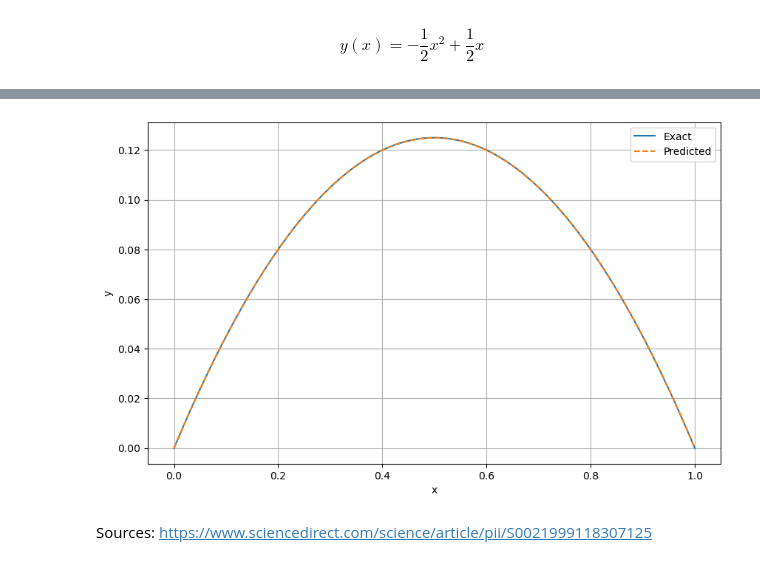
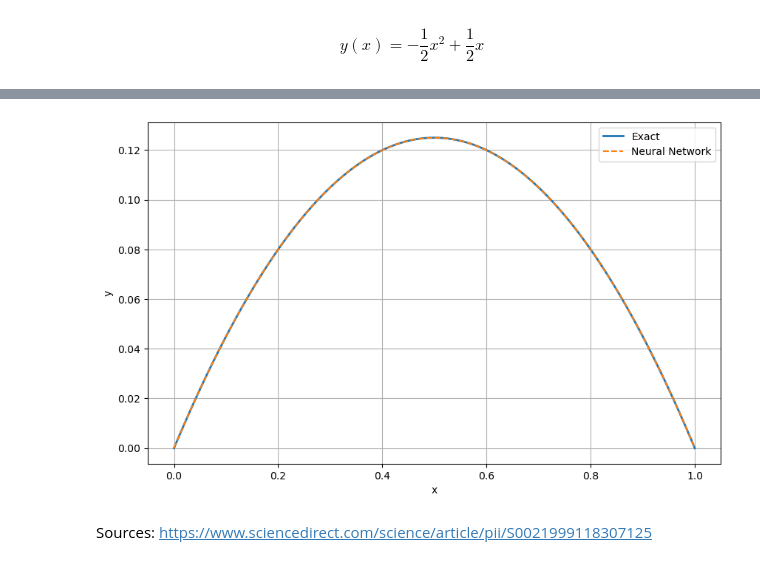
Before and after one commit to mhmdrdwn/ode, a Jupyter notebook: ODE.ipynb, the cells around one changed output, grey strips where cells are left out. Saved outputs shown, nothing was run; the diff lists cells and outputs as text; code cells hidden in the pictures.

```diff
--- a/ODE.ipynb
+++ b/ODE.ipynb
@@ -257,21 +257,21 @@ Final Loss:  2.3236646029545227e-06
 # %%
 import matplotlib.pyplot as plt
 
 xtest = torch.linspace(0, 1, 100)[:, None]
 with torch.no_grad():
     ypred = model(xtest)
 
 plt.figure(figsize=(10, 6))
-plt.plot(xtest, exact_func(xtest), label="Exact")
-plt.plot(xtest, ypred, '--' ,label="Predicted")
+plt.plot(xtest, exact_func(xtest), label="Exact", linewidth=2.0)
+plt.plot(xtest, ypred, '--' ,label="Neural Network")
 plt.xlabel('x')
 plt.ylabel('y')
 plt.legend()
 plt.grid()
-plt.savefig("report_modeling4.pdf", bbox_inches='tight')
+plt.savefig("report_modeling2.pdf", bbox_inches='tight')
 plt.show()
 # %% [output]
-[figure, old version]
+[figure, new version]
 # %% [markdown]
 Sources: https://www.sciencedirect.com/science/article/pii/S0021999118307125
 # %% [markdown]
```
Also changed, not shown: parts of 11 cells of this notebook.
